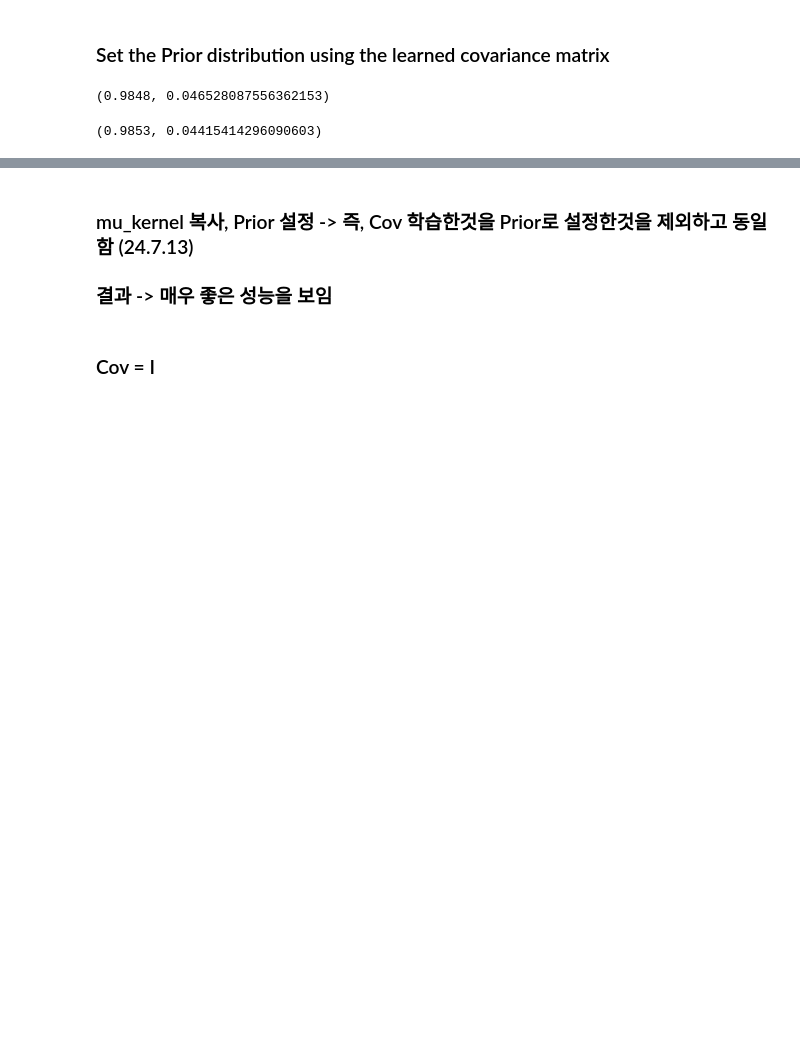
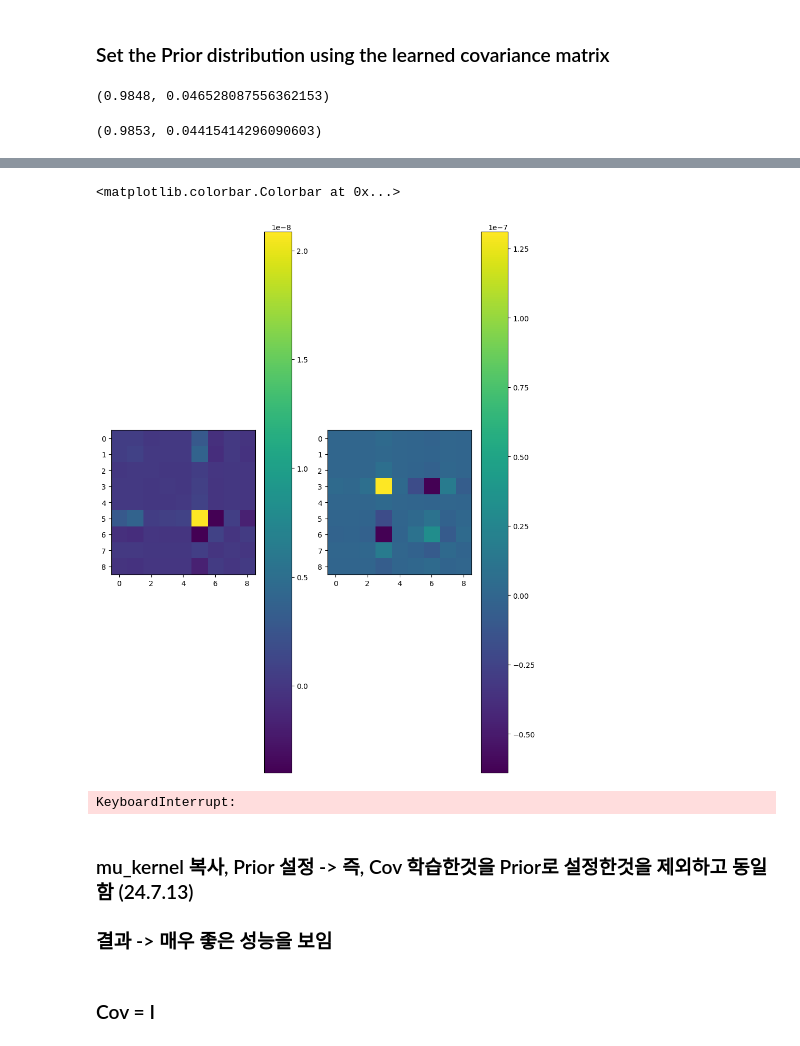
Before and after one commit to godhj93/bayesian-torch, a Jupyter notebook: train.ipynb, the cells around one changed output, grey strips where cells are left out. Saved outputs shown, nothing was run; the diff lists cells and outputs as text; code cells hidden in the pictures; blank space fills up the shorter version.

```diff
--- a/train.ipynb
+++ b/train.ipynb
@@ -1347,51 +1351,58 @@ mu_flat_conv2.shape
 # %%
 
-bnn_with_good_prior = LeNet_BNN().to(device)
+bnn_with_good_prior = SimpleCNN_multi().to(device)
 
 '''
 bnn_with_good_prior.conv1.prior_mean = bnn.conv1.mu_kernel.detach().clone().flatten()
 bnn_with_good_prior.conv1.prior_variance = bnn_with_good_prior.conv1.get_covariance_matrix(bnn.conv1.L_param.detach().clone(), bnn.conv1.B_param.detach().clone())
 
     epslion = 1e-6
     cov_1 = bnn_multi.conv1.get_covariance_matrix() + epslion * torch.eye(c_in_conv1 * c_out_conv1 * k_conv1 * k_conv1).to(device)
     cov_2 = bnn_multi.conv2.get_covariance_matrix() + epslion * torch.eye(c_in_conv2 * c_out_conv2 * k_conv2 * k_conv2).to(device)
 
 '''
-epslion = 1e-5
 
 bnn_with_good_prior.conv1.prior_mean = bnn_multi.conv1.mu_kernel.detach().clone().flatten()
-bnn_with_good_prior.conv1.prior_variance = bnn_multi.conv1.get_covariance_matrix().detach().clone() + epslion * torch.eye(c_in_conv1 * c_out_conv1 * k_conv1 * k_conv1).to(device)
+bnn_with_good_prior.conv1.prior_variance = bnn_multi.conv1.get_covariance_param()
 
 bnn_with_good_prior.conv2.prior_mean = bnn_multi.conv2.mu_kernel.detach().clone().flatten()
-bnn_with_good_prior.conv2.prior_variance = bnn_multi.conv2.get_covariance_matrix().detach().clone() + epslion * torch.eye(c_in_conv2 * c_out_conv2 * k_conv2 * k_conv2).to(device)
+bnn_with_good_prior.conv2.prior_variance = bnn_multi.conv2.get_covariance_param()
 
 bnn_with_good_prior.conv1.mu_kernel = bnn_multi.conv1.mu_kernel
 # bnn_with_good_prior.conv1.L_param = bnn_multi.conv1.L_param
 
 bnn_with_good_prior.conv2.mu_kernel = bnn_multi.conv2.mu_kernel
 # bnn_with_good_prior.conv2.L_param = bnn_multi.conv2.L_param
 
 bnn_with_good_prior.fc1 = dnn.fc1
 
+plt.figure(figsize=(15,15))
 plt.subplot(1,3,1)
-plt.imshow(bnn_with_good_prior.conv1.prior_variance.cpu().detach().numpy())
-# plt.colorbar()
+cov_factor, cov_diag = bnn_with_good_prior.conv1.prior_variance
+cov1 = cov_factor.detach().cpu() @ cov_factor.T.detach().cpu() + np.diag(cov_diag.detach().cpu())
+plt.imshow(cov1[:9,:9])
+plt.colorbar()
 
 plt.subplot(1,3,2)
-plt.imshow(bnn_with_good_prior.conv2.prior_variance.cpu().detach().numpy())
-
-# plt.subplot(1,3,3)
-# plt.imshow(bnn_with_good_prior.fc1.prior_variance.cpu().detach().numpy())
-# plt.colorbar()
+cov_factor, cov_diag = bnn_with_good_prior.conv2.prior_variance
+cov2 = cov_factor.detach().cpu() @ cov_factor.T.detach().cpu() + np.diag(cov_diag.detach().cpu())
+plt.imshow(cov2[:9,:9])
+plt.colorbar()
+# %% [output]
+<matplotlib.colorbar.Colorbar at 0x...>
+[figure, added]
 # %%
 
 class args:
     pass
 args = args()
 args.t = 1.0
+args.train_sampler = False
 from torch.utils.tensorboard import SummaryWriter
-writer = SummaryWriter(f'runs/bnn_with_good_prior_multi_new_implementation_1e-5')
+writer = SummaryWriter(f'runs/bnn_with_good_prior_multi_lowrank_diag_1e-10')
 train_BNN(epoch= 100, model = bnn_with_good_prior.cuda(), train_loader= train_loader, test_loader= test_loader, optimizer= optim.Adam(bnn_with_good_prior.parameters(), lr=1e-3), writer = writer, mc_runs = 100, bs = 1024, device = 'cuda', args=args, moped=False)
+# %% [output]
+KeyboardInterrupt:
 # %% [markdown]
 ### mu_kernel 복사, Prior 설정 -> 즉, Cov 학습한것을 Prior로 설정한것을 제외하고 동일함 (24.7.13)
 ### 결과 -> 매우 좋은 성능을 보임
```
Also changed, not shown: parts of 6 cells of this notebook, 4 other files.
